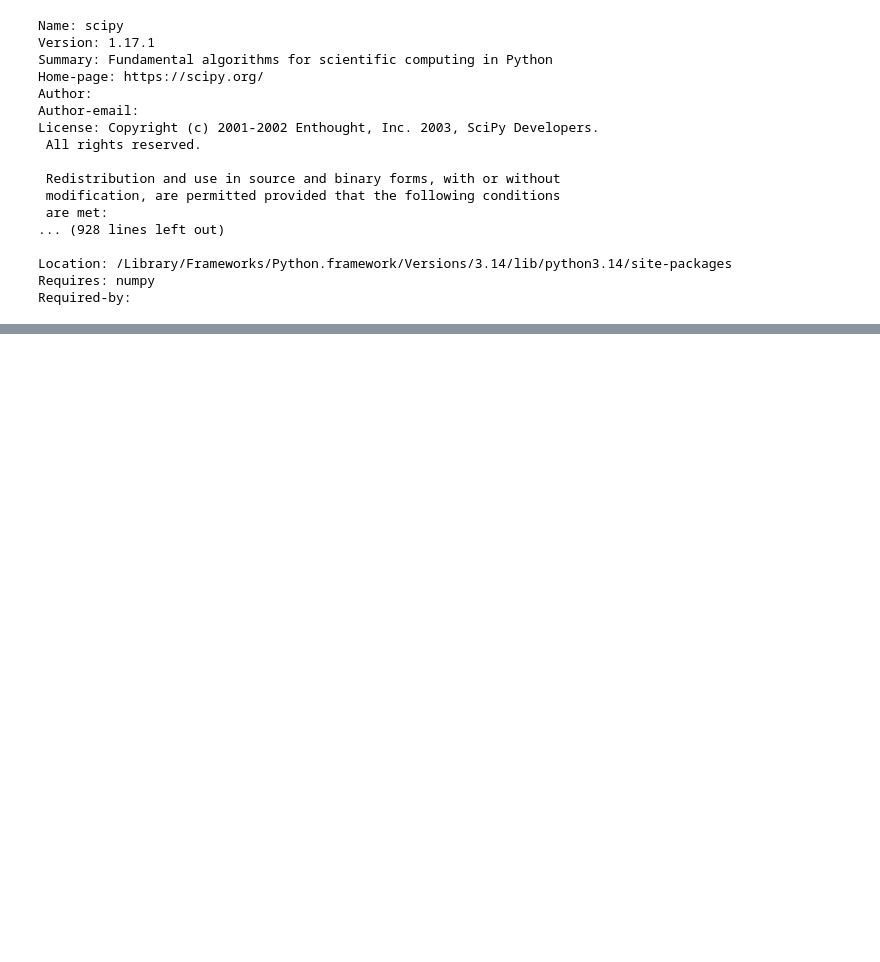
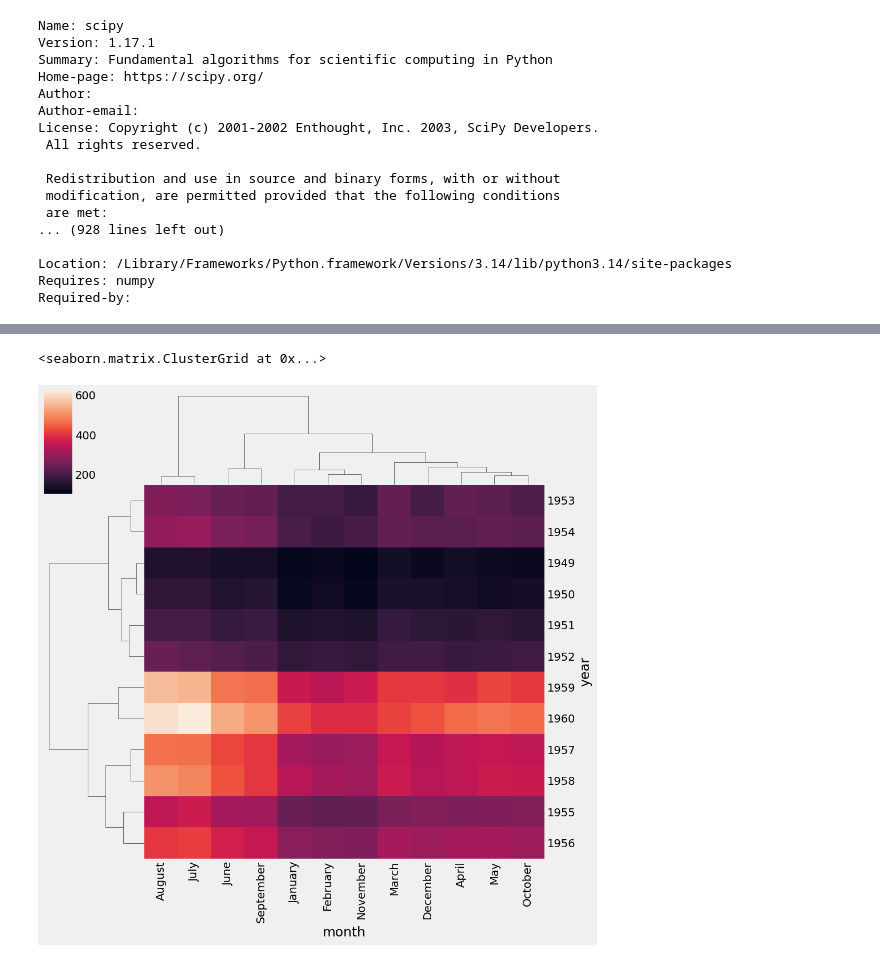
Before and after one commit to Amit-yadav019/python-Git-learning-journey, a Jupyter notebook: Seaborn/first_seaborn.ipynb/seaborn_01.ipynb, the cells around one changed output, grey strips where cells are left out. Saved outputs shown, nothing was run; the diff lists cells and outputs as text; code cells hidden in the pictures; blank space fills up the shorter version.

```diff
--- a/Seaborn/first_seaborn.ipynb/seaborn_01.ipynb
+++ b/Seaborn/first_seaborn.ipynb/seaborn_01.ipynb
@@ -463,0 +533,6 @@ Required-by:
+# %%
+sns.clustermap(x,metric = 'chebyshev')
+# thes
+# %% [output]
+<seaborn.matrix.ClusterGrid at 0x...>
+[figure, added]
```
Also changed, not shown: parts of 69 cells of this notebook, 3 other files.
